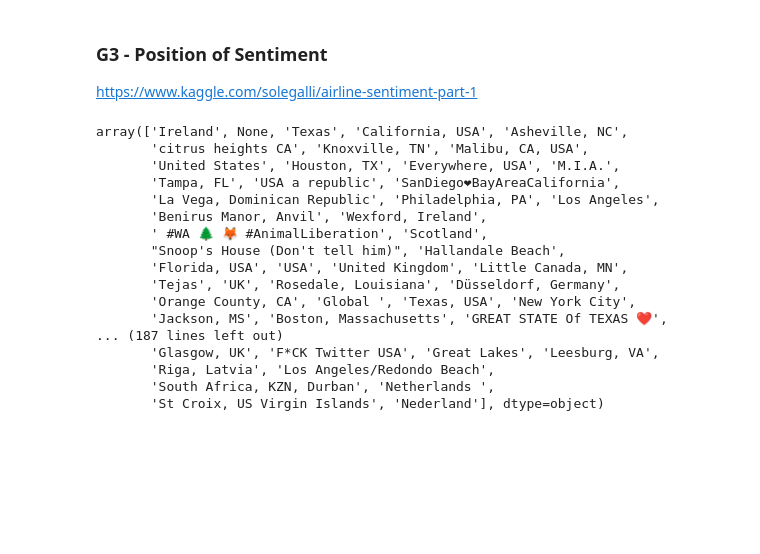
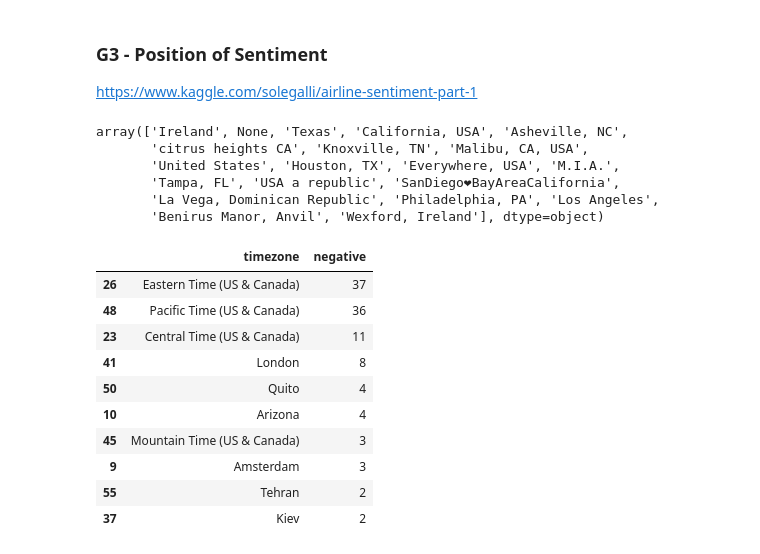
Before and after one commit to Cesaaar/od_twitter, a Jupyter notebook: 2_Visualization.ipynb, the cells around one changed output. Drawn from its saved outputs; the diff is of its cells as text; code cells hidden in the pictures; blank space fills up the shorter version.

```diff
--- a/2_Visualization.ipynb
+++ b/2_Visualization.ipynb
@@ -74,23 +74,57 @@ df.plot(x=df['minute'],y='sentiment_compound')
 
 https://www.kaggle.com/solegalli/airline-sentiment-part-1
 # %%
-# Location exploration
-df_tweets.location.unique()
+# Location exploration -> Location is not good
+df_tweets.location.unique()[0:20]
 # %% [output]
 array(['Ireland', None, 'Texas', 'California, USA', 'Asheville, NC',
        'citrus heights CA', 'Knoxville, TN', 'Malibu, CA, USA',
        'United States', 'Houston, TX', 'Everywhere, USA', 'M.I.A.',
        'Tampa, FL', 'USA a republic', 'SanDiego❤BayAreaCalifornia',
        'La Vega, Dominican Republic', 'Philadelphia, PA', 'Los Angeles',
-       'Benirus Manor, Anvil', 'Wexford, Ireland',
-       ' #WA 🌲 🦊 #AnimalLiberation', 'Scotland',
-       "Snoop's House (Don't tell him)", 'Hallandale Beach',
-       'Florida, USA', 'USA', 'United Kingdom', 'Little Canada, MN',
-       'Tejas', 'UK', 'Rosedale, Louisiana', 'Düsseldorf, Germany',
-       'Orange County, CA', 'Global ', 'Texas, USA', 'New York City',
-       'Jackson, MS', 'Boston, Massachusetts', 'GREAT STATE Of TEXAS ❤️',
-... (187 lines left out)
-       'Glasgow, UK', 'F*CK Twitter USA', 'Great Lakes', 'Leesburg, VA',
-       'Riga, Latvia', 'Los Angeles/Redondo Beach',
-       'South Africa, KZN, Durban', 'Netherlands ',
-       'St Croix, US Virgin Islands', 'Nederland'], dtype=object)
+       'Benirus Manor, Anvil', 'Wexford, Ireland'], dtype=object)
+# %%
+def col_neutral(x):
+    if(x['sentiment']=='neutral'):
+        return 1
+    else:
+        return 0
+
+def col_positive(x):
+    if(x['sentiment']=='positive'):
+        return 1
+    else:
+        return 0
+
+def col_negative(x):
+    if(x['sentiment']=='negative'):
+        return 1
+    else:
+        return 0
+# %%
+df_tweets['neutral'] = df_tweets.apply(lambda x: col_neutral(x), axis=1)
+df_tweets['positive'] = df_tweets.apply(lambda x: col_positive(x), axis=1)
+df_tweets['negative'] = df_tweets.apply(lambda x: col_negative(x), axis=1)
+# %%
+# Timezone analysis
+df_t = df_tweets.groupby(['timezone'],as_index=False)
+df_t = df_t.agg({
+    'negative' : np.sum,
+    'positive' : np.sum,
+    'neutral' : np.sum
+    })
+# %%
+# Top 10 Negative
+df_t[['timezone','negative']].sort_values(by='negative', ascending=False).head(10)
+# %% [output]
+|  | timezone | negative |
+| 26 | Eastern Time (US & Canada) | 37 |
+| 48 | Pacific Time (US & Canada) | 36 |
+| 23 | Central Time (US & Canada) | 11 |
+| 41 | London | 8 |
+| 50 | Quito | 4 |
+| 10 | Arizona | 4 |
+| 45 | Mountain Time (US & Canada) | 3 |
+| 9 | Amsterdam | 3 |
+| 55 | Tehran | 2 |
+| 37 | Kiev | 2 |
```
Also changed, not shown: parts of 21 cells of this notebook, 4 other files.
